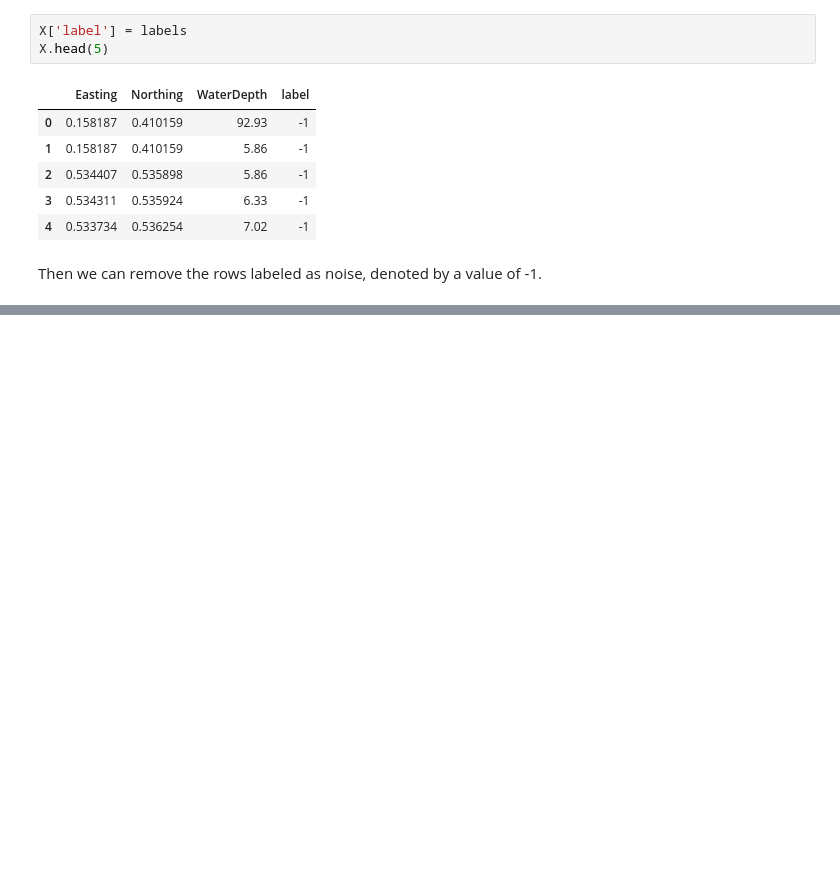
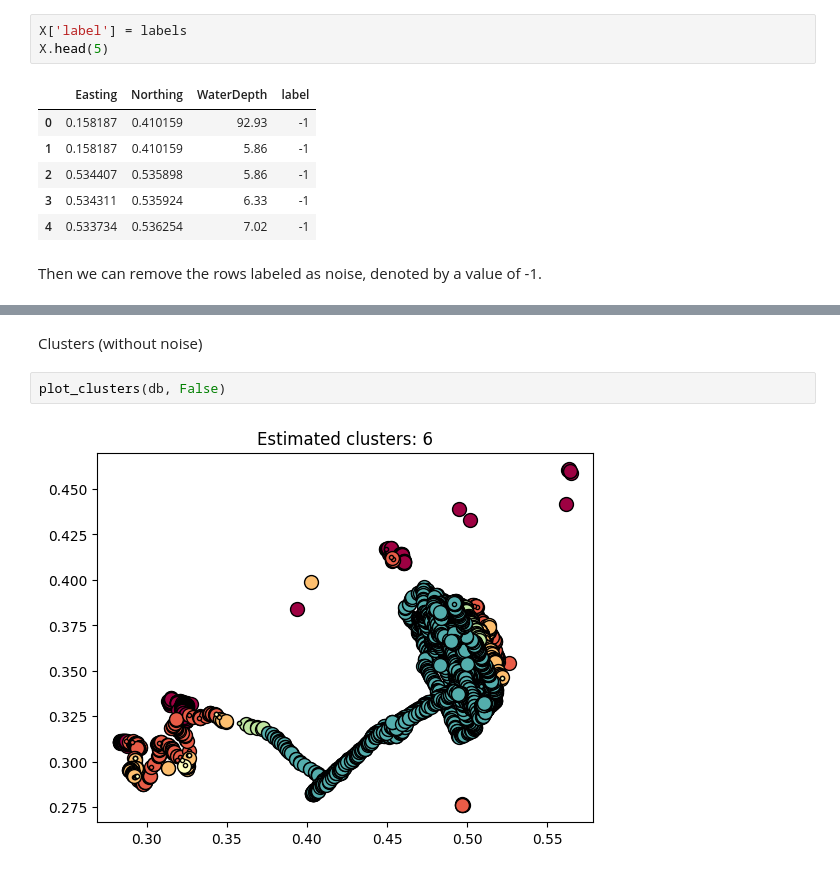
Before and after one commit to daveg1/Honours-Clustering-Telemetry, a Jupyter notebook: Python/2_dbscan_sgs.ipynb, the cells around one changed output, grey strips where cells are left out. Cells and saved outputs as stored; diff of their text form; blank space fills up the shorter version.

```diff
--- a/Python/2_dbscan_sgs.ipynb
+++ b/Python/2_dbscan_sgs.ipynb
@@ -148,0 +170,6 @@ plot2d(denoised)
+# %% [markdown]
+Clusters (without noise)
+# %%
+plot_clusters(db, False)
+# %% [output]
+[figure, added]
```
Also changed, not shown: parts of 17 cells of this notebook.
